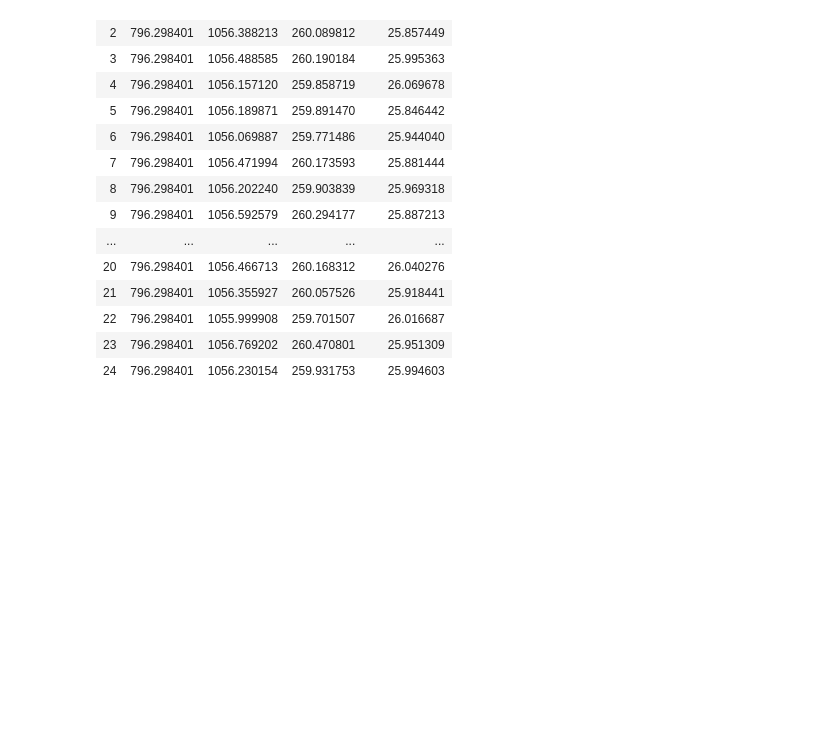
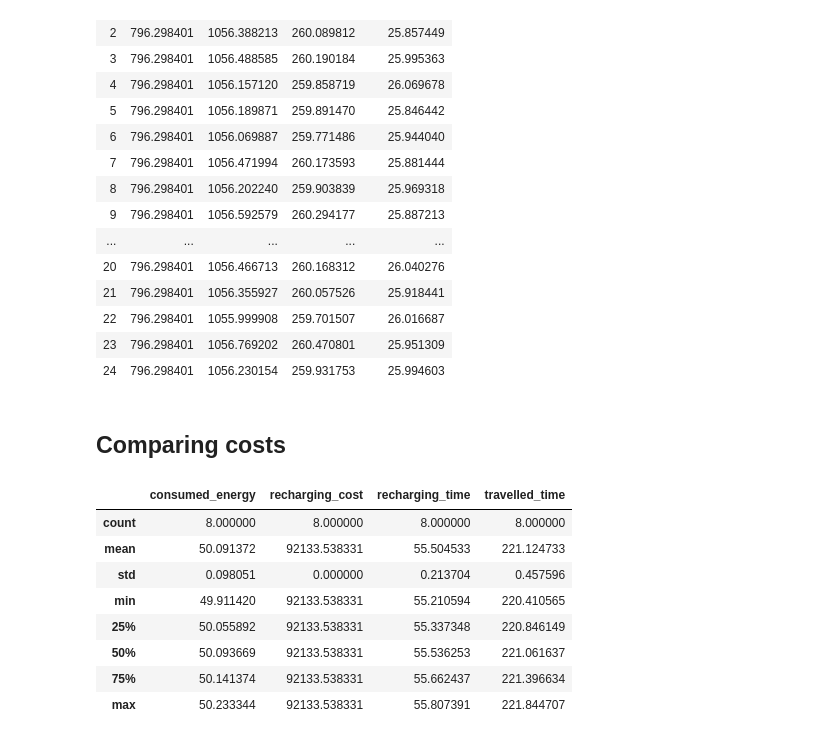
Before and after one commit to jpfutalef/DynamicStochasticElectricVRP, a Jupyter notebook: notebooks/OnlineResults.ipynb, the cells around one changed output. Cells and saved outputs as stored; diff of their text form; code cells hidden in the pictures; blank space fills up the shorter version.

```diff
--- a/notebooks/OnlineResults.ipynb
+++ b/notebooks/OnlineResults.ipynb
@@ -139,3 +144,44 @@ nopt1_df
 | 22 | 796.298401 | 1055.999908 | 259.701507 | 26.016687 |
 | 23 | 796.298401 | 1056.769202 | 260.470801 | 25.951309 |
 | 24 | 796.298401 | 1056.230154 | 259.931753 | 25.994603 |
+# %% [markdown]
+## Comparing costs
+# %%
+# Specify locations
+offline_folder = 'data/online/instance21/offline/'
+online_folder = 'data/online/instance21/online/'
+
+# Get sub-folders
+off_sim_folders = [os.path.join(offline_folder, i) for i in os.listdir(offline_folder) if os.path.isdir(os.path.join(offline_folder, i))]
+on_sim_folders = [os.path.join(online_folder, i) for i in os.listdir(online_folder) if os.path.isdir(os.path.join(online_folder, i))]
+
+# Function to get dataframes
+def get_costs_dataframes(paths):
+    columns = ['consumed_energy', 'recharging_cost', 'recharging_time', 'travelled_time']
+    df = pd.DataFrame(columns=columns)
+    for folder in paths:
+        history_path = folder + '/history.xml'
+        root = ET.parse(history_path)
+        _fleet: ET.Element = root.find('fleet')
+        row = pd.DataFrame({key: [float(attr)] for key, attr in _fleet.attrib.items()})
+        df = df.append(row, ignore_index=True)
+    return df.dropna()
+
+# Get offline costs
+off_df = get_costs_dataframes(off_sim_folders)
+
+# Get online costs
+on_df = get_costs_dataframes(on_sim_folders)
+# %%
+off_statistics = off_df.describe()
+off_statistics
+# %% [output]
+|  | consumed_energy | recharging_cost | recharging_time | travelled_time |
+| count | 8.000000 | 8.000000 | 8.000000 | 8.000000 |
+| mean | 50.091372 | 92133.538331 | 55.504533 | 221.124733 |
+| std | 0.098051 | 0.000000 | 0.213704 | 0.457596 |
+| min | 49.911420 | 92133.538331 | 55.210594 | 220.410565 |
+| 25% | 50.055892 | 92133.538331 | 55.337348 | 220.846149 |
+| 50% | 50.093669 | 92133.538331 | 55.536253 | 221.061637 |
+| 75% | 50.141374 | 92133.538331 | 55.662437 | 221.396634 |
+| max | 50.233344 | 92133.538331 | 55.807391 | 221.844707 |
```
Also changed, not shown: parts of 3 cells of this notebook, 21 other files.
